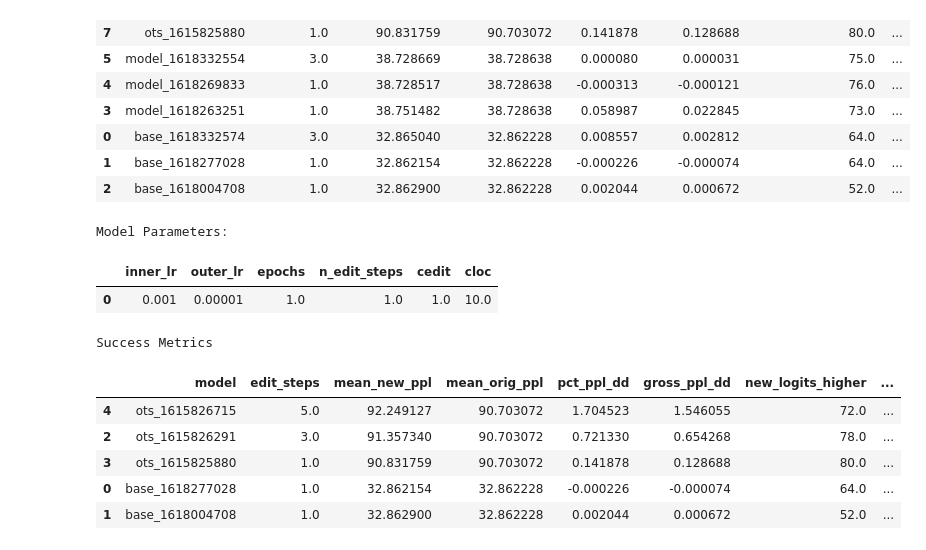
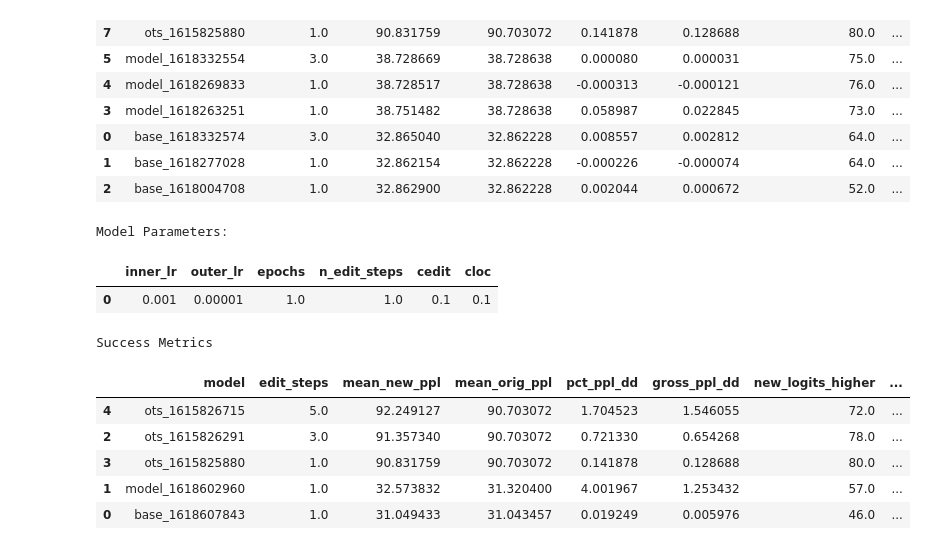
Before and after one commit to spencerbraun/editable_nlp, a Jupyter notebook: eval/Model_Comparisons.ipynb, the cells around one changed output. Drawn from its saved outputs; the diff is of its cells as text; code cells hidden in the pictures.

```diff
--- a/eval/Model_Comparisons.ipynb
+++ b/eval/Model_Comparisons.ipynb
@@ -519,20 +519,20 @@ Success Metrics
 | 2 | base_1618004708 | 1.0 | 32.862900 | 32.862228 | 0.002044 | 0.000672 | 52.0 | ... |
 # %%
 comps = ModelComps(
-    model_name="editable_epoch0_ts10000.20210412.11.04.1618251986",
-    base_name="gpt2_epoch0_ts10000.20210408.09.04.1617899457",
+    model_name="self_sample_epoch0_ts10000.20210416.10.04.1618594545",
+    base_name="gpt2_epoch0_ts10000.20210416.09.04.1618591490",
     archive=False
 )
 
 comps.summary()
 # %% [output]
 Model Parameters:
 |  | inner_lr | outer_lr | epochs | n_edit_steps | cedit | cloc |
-| 0 | 0.001 | 0.00001 | 1.0 | 1.0 | 1.0 | 10.0 |
+| 0 | 0.001 | 0.00001 | 1.0 | 1.0 | 0.1 | 0.1 |
 Success Metrics
 |  | model | edit_steps | mean_new_ppl | mean_orig_ppl | pct_ppl_dd | gross_ppl_dd | new_logits_higher | ... |
 | 4 | ots_1615826715 | 5.0 | 92.249127 | 90.703072 | 1.704523 | 1.546055 | 72.0 | ... |
 | 2 | ots_1615826291 | 3.0 | 91.357340 | 90.703072 | 0.721330 | 0.654268 | 78.0 | ... |
 | 3 | ots_1615825880 | 1.0 | 90.831759 | 90.703072 | 0.141878 | 0.128688 | 80.0 | ... |
-| 0 | base_1618277028 | 1.0 | 32.862154 | 32.862228 | -0.000226 | -0.000074 | 64.0 | ... |
-| 1 | base_1618004708 | 1.0 | 32.862900 | 32.862228 | 0.002044 | 0.000672 | 52.0 | ... |
+| 1 | model_1618602960 | 1.0 | 32.573832 | 31.320400 | 4.001967 | 1.253432 | 57.0 | ... |
+| 0 | base_1618607843 | 1.0 | 31.049433 | 31.043457 | 0.019249 | 0.005976 | 46.0 | ... |
```
Also changed, not shown: 3 other files.
